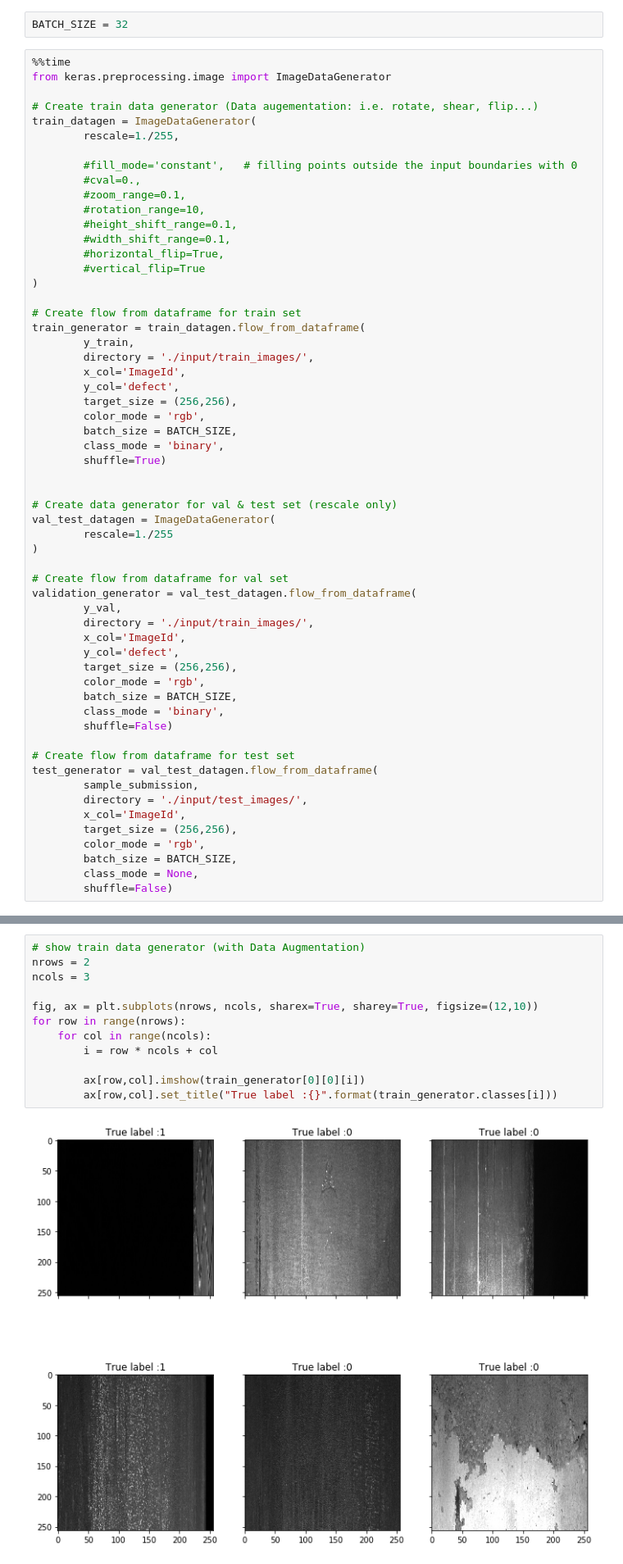
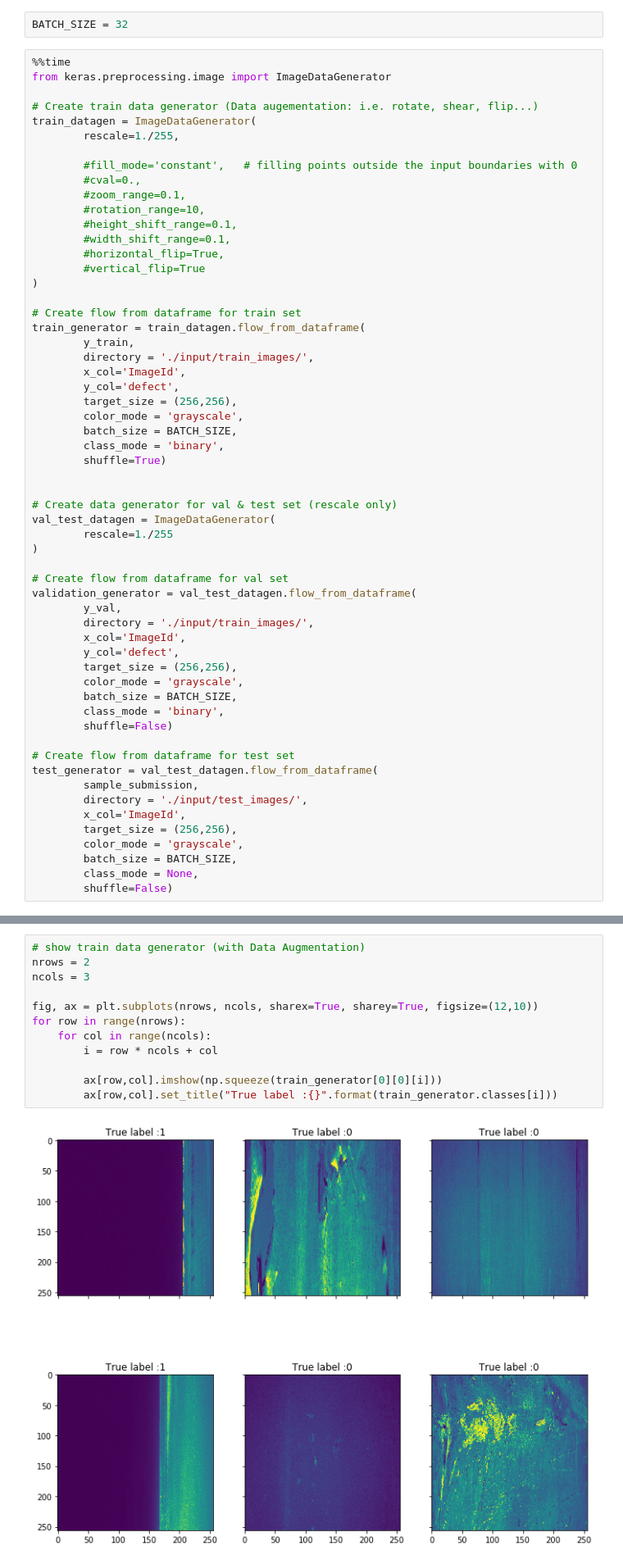
Before and after one commit to lamwaikitraymond/Steel-Defect-Defection, a Jupyter notebook: Steel-Step1-PredictDefectExsistance-ImageDataGenerator-Unet-14Sep.ipynb, the cells around one changed output, grey strips where cells are left out. Shown at 82% size. Drawn from its saved outputs; the diff is of its cells as text.

```diff
--- a/Steel-Step1-PredictDefectExsistance-ImageDataGenerator-Unet-14Sep.ipynb
+++ b/Steel-Step1-PredictDefectExsistance-ImageDataGenerator-Unet-14Sep.ipynb
@@ -222,7 +222,7 @@ train_generator = train_datagen.flow_from_dataframe(
         x_col='ImageId',
         y_col='defect',
         target_size = (256,256),
-        color_mode = 'rgb',
+        color_mode = 'grayscale',
         batch_size = BATCH_SIZE,
         class_mode = 'binary',
         shuffle=True)
@@ -240,7 +240,7 @@ validation_generator = val_test_datagen.flow_from_dataframe(
         x_col='ImageId',
         y_col='defect',
         target_size = (256,256),
-        color_mode = 'rgb',
+        color_mode = 'grayscale',
         batch_size = BATCH_SIZE,
         class_mode = 'binary',
         shuffle=False)
@@ -251,7 +251,7 @@ test_generator = val_test_datagen.flow_from_dataframe(
         directory = './input/test_images/',
         x_col='ImageId',
         target_size = (256,256),
-        color_mode = 'rgb',
+        color_mode = 'grayscale',
         batch_size = BATCH_SIZE,
         class_mode = None,
         shuffle=False)
@@ -264,17 +264,17 @@ Wall time: 3.03 s
 # %%
 # show train data generator (with Data Augmentation)
 nrows = 2
 ncols = 3
 
 fig, ax = plt.subplots(nrows, ncols, sharex=True, sharey=True, figsize=(12,10))
 for row in range(nrows):
     for col in range(ncols):
         i = row * ncols + col
 
-        ax[row,col].imshow(train_generator[0][0][i])
+        ax[row,col].imshow(np.squeeze(train_generator[0][0][i]))
         ax[row,col].set_title("True label :{}".format(train_generator.classes[i]))
 # %% [output]
-[figure, old version]
+[figure, new version]
 # %%
 # show train data generator
 nrows = 2
```
Also changed, not shown: parts of 34 cells of this notebook, 15 other files.
